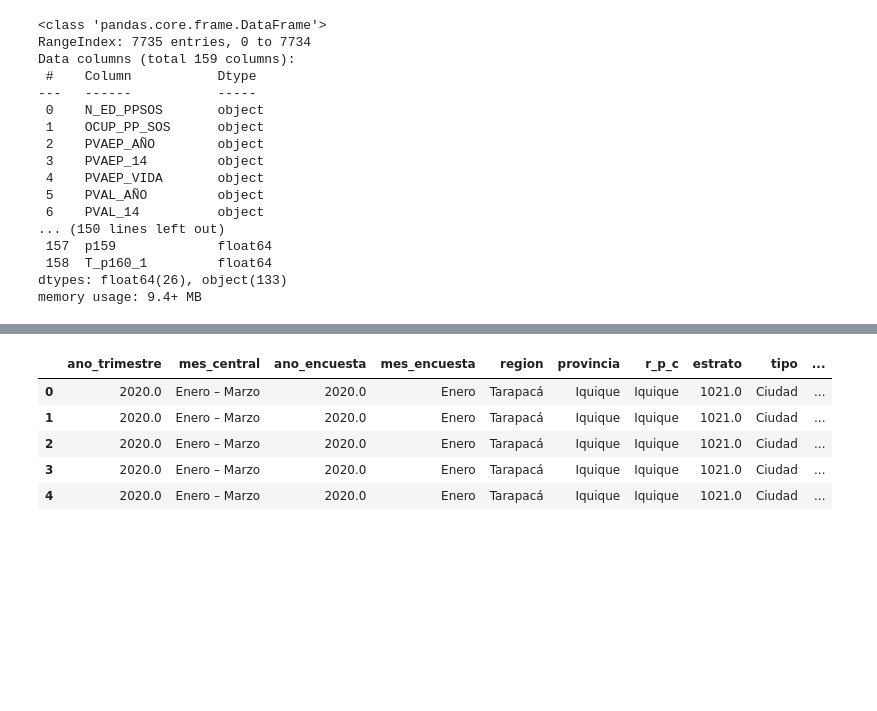
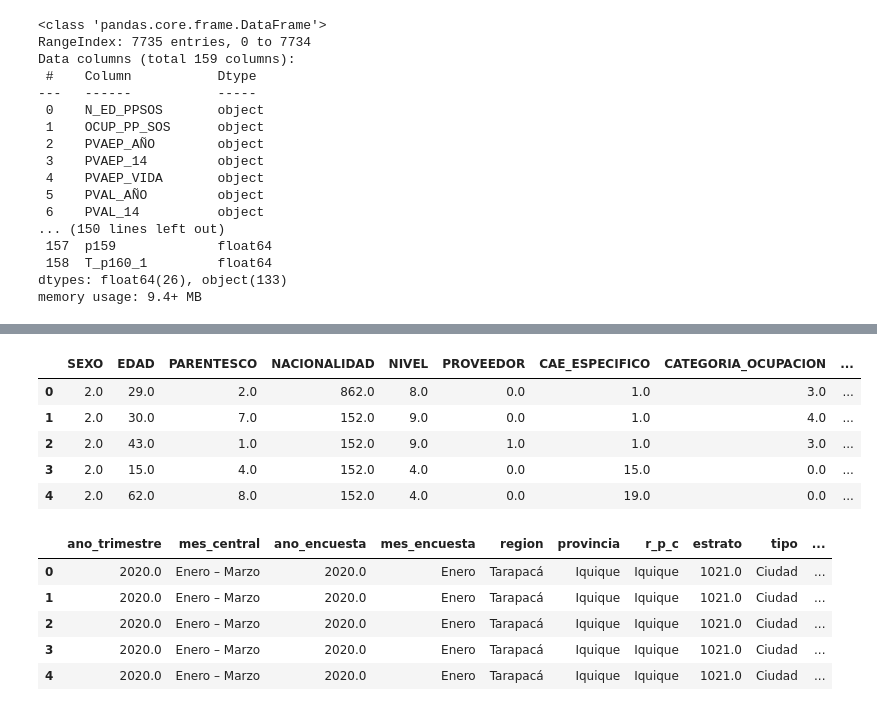
Before and after one commit to LunaGarces/Proyecto_Intro_Cn_Datos, a Jupyter notebook: proyecto.ipynb, the cells around one changed output, grey strips where cells are left out. Cells and saved outputs as stored; diff of their text form; code cells hidden in the pictures; blank space fills up the shorter version.

```diff
--- a/proyecto.ipynb
+++ b/proyecto.ipynb
@@ -718,3 +630,30 @@ array(['Unnamed: 0', 'ano_trimestre', 'mes_central', 'region', 'r_p_c',
+# %%
+data_ingresos.drop(columns = ['ss_t', 'd1_monto', 'd2_1_monto', 'd2_2_monto', 'd2_3_monto', 'd2_4_monto', 'd2_5_monto', 'd3_2_monto', 'd3_3_monto', 'd3_4_monto', 'd3_5_monto', 'd3_6_monto',\
+                       'd3_7_monto', 'd5_monto', 'd7_monto', 'd8_monto', 'd9_monto', 'd9_montob', 'd10_monto', 'd11_monto', 'd12_monto', 'd14_1_monto', 'd14_2_monto', 'd14_3_monto',\
+                       'd14_4_monto', 'd14_5_monto', 'd14_6_monto', 'd14_7_monto', 'd14_8_monto', 'd14_10_monto', 'd14_12_monto', 'd14_9_monto',\
+                       'd14_11_monto', 'd14_13_monto', 'd14_14_monto', 'd14_15_monto', 'd14_16_monto'], inplace = True)
+
+data_ingresos.rename(columns = {'sexo' : 'SEXO',
+                            'edad' : 'EDAD',
+                            'parentesco' : 'PARENTESCO',
+                            'nacionalidad' : 'NACIONALIDAD',
+                            'nivel' : 'NIVEL',
+                            'proveedor': 'PROVEEDOR' ,
+                            'cae_especifico' : 'CAE_ESPECIFICO',
+                            'categoria_ocupacion' : 'CATEGORIA_OCUPACION',
+                            'region' : 'CODIGO_REGION',
+                            'r_p_c' : 'CODIGO_COMUNA',
+                            'tipo' : 'TIPO_ESTRATO_HOGAR',
+                            'monto_total' : 'MONTO_HOGAR'}, inplace = True)
+# %%
+data_ingresos.head()
+# %% [output]
+|  | SEXO | EDAD | PARENTESCO | NACIONALIDAD | NIVEL | PROVEEDOR | CAE_ESPECIFICO | CATEGORIA_OCUPACION | ... |
+| 0 | 2.0 | 29.0 | 2.0 | 862.0 | 8.0 | 0.0 | 1.0 | 3.0 | ... |
+| 1 | 2.0 | 30.0 | 7.0 | 152.0 | 9.0 | 0.0 | 1.0 | 4.0 | ... |
+| 2 | 2.0 | 43.0 | 1.0 | 152.0 | 9.0 | 1.0 | 1.0 | 3.0 | ... |
+| 3 | 2.0 | 15.0 | 4.0 | 152.0 | 4.0 | 0.0 | 15.0 | 0.0 | ... |
+| 4 | 2.0 | 62.0 | 8.0 | 152.0 | 4.0 | 0.0 | 19.0 | 0.0 | ... |
 # %%
 df_ocupacion_laboral = pd.read_spss('Datasets/E.laboral/ano-2020.sav')
 df_ocupacion_laboral.head()
```
Also changed, not shown: parts of 17 cells of this notebook.
